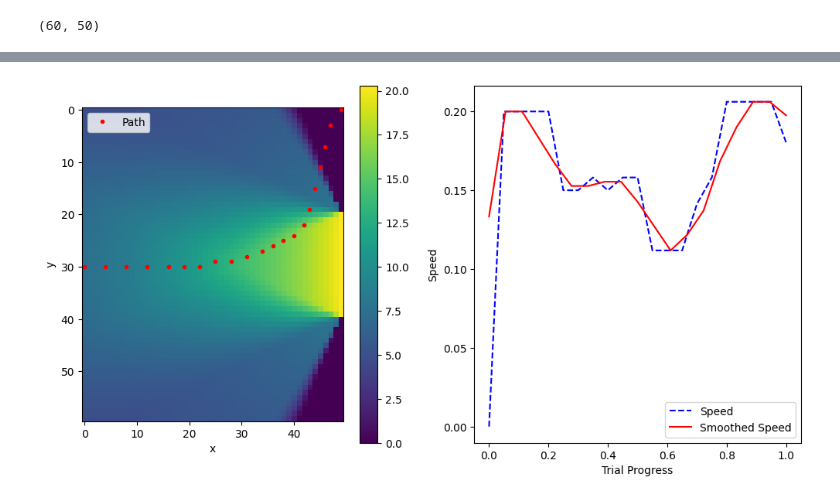
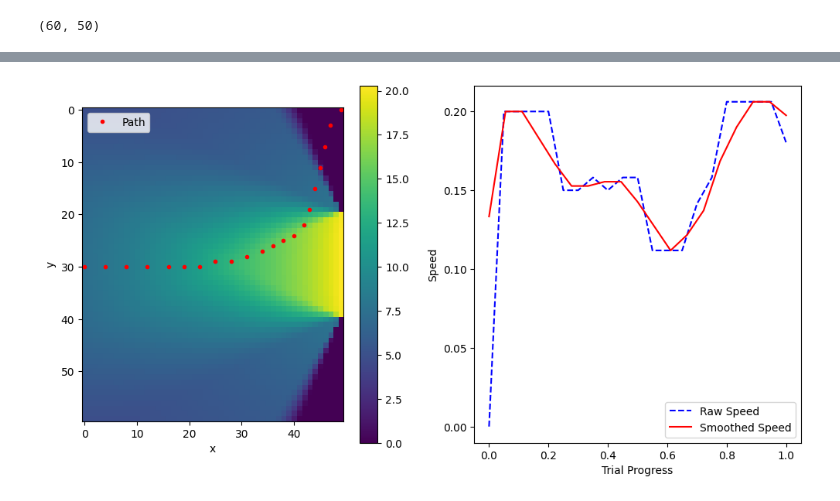
Before and after one commit to reecekeller/active_sensing, a Jupyter notebook: optimizer.ipynb, the cells around one changed output, grey strips where cells are left out. Drawn from its saved outputs; the diff is of its cells as text; code cells hidden in the pictures.

```diff
--- a/optimizer.ipynb
+++ b/optimizer.ipynb
@@ -91,7 +91,7 @@ def find_path(data, start_x, start_y, end_x, end_y, max_steps, max_jump, weight_
             k -= 1
         path.reverse()
 
-    return path
+    return path, dp
 
 
 def plot_path(data, path):
@@ -141,7 +141,7 @@ def plot_path(data, path):
 
     # Show the plots
     axs[0].legend(loc='upper left')
-    axs[1].legend(['Speed', 'Smoothed Speed'], loc='lower right')
+    axs[1].legend(['Raw Speed', 'Smoothed Speed'], loc='lower right')
     plt.show()
 # %%
 # Example usage
@@ -165,4 +201,4 @@ Path found: [(30, 0), (30, 4), (30, 8), (30, 12), (30, 16), (30, 19), (30, 22),
 # %%
-plot_path(data, path)
+plot_path(data, path[0])
 # %% [output]
-[figure, old version]
+[figure, new version]
```
Also changed, not shown: parts of 3 cells of this notebook, 3 other files.
